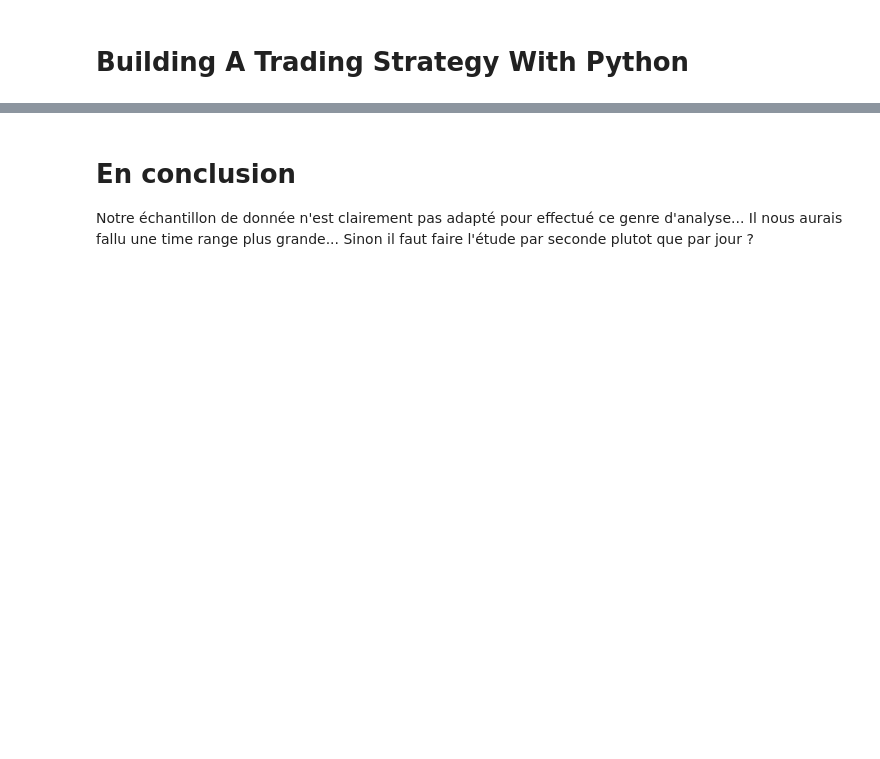
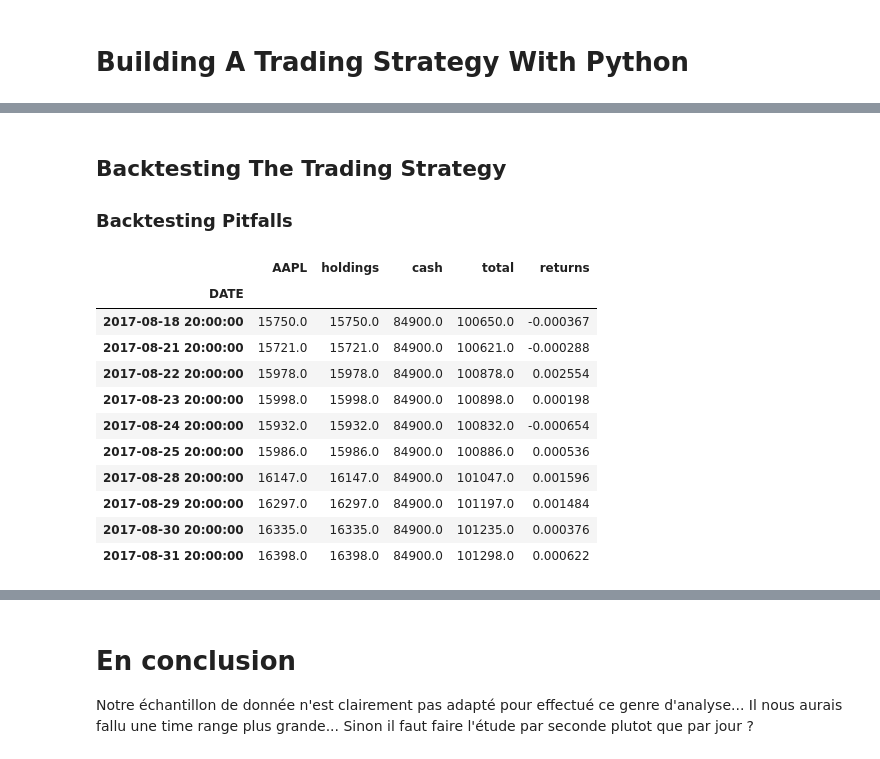
Before and after one commit to samirLazzali/SP500_tensorflow, a Jupyter notebook: algorithmic-trading.ipynb, the cells around one changed output, grey strips where cells are left out. Cells and saved outputs as stored; diff of their text form; code cells hidden in the pictures; blank space fills up the shorter version.

```diff
--- a/algorithmic-trading.ipynb
+++ b/algorithmic-trading.ipynb
@@ -287,0 +350,46 @@ plt.show()
+# %% [markdown]
+## Backtesting The Trading Strategy
+### Backtesting Pitfalls
+# %%
+# Set the initial capital
+initial_capital= float(100000.0)
+
+# Create a DataFrame `positions`
+positions = pd.DataFrame(index=signals.index).fillna(0.0)
+
+# Buy a 100 shares
+positions['AAPL'] = 100*signals['signal']
+
+# Initialize the portfolio with value owned
+portfolio = positions.multiply(aapl['Adj Close'], axis=0)
+
+# Store the difference in shares owned
+pos_diff = positions.diff()
+
+# Add `holdings` to portfolio
+portfolio['holdings'] = (positions.multiply(aapl['Adj Close'], axis=0)).sum(axis=1)
+
+# Add `cash` to portfolio
+portfolio['cash'] = initial_capital - (pos_diff.multiply(aapl['Adj Close'], axis=0)).sum(axis=1).cumsum()
+
+# Add `total` to portfolio
+portfolio['total'] = portfolio['cash'] + portfolio['holdings']
+
+# Add `returns` to portfolio
+portfolio['returns'] = portfolio['total'].pct_change()
+
+# ce sont les dernieres lignes qui sont interessante car au début signal : 0
+portfolio.tail(10)
+# %% [output]
+|  | AAPL | holdings | cash | total | returns |
+| DATE |  |  |  |  |  |
+| 2017-08-18 20:00:00 | 15750.0 | 15750.0 | 84900.0 | 100650.0 | -0.000367 |
+| 2017-08-21 20:00:00 | 15721.0 | 15721.0 | 84900.0 | 100621.0 | -0.000288 |
+| 2017-08-22 20:00:00 | 15978.0 | 15978.0 | 84900.0 | 100878.0 | 0.002554 |
+| 2017-08-23 20:00:00 | 15998.0 | 15998.0 | 84900.0 | 100898.0 | 0.000198 |
+| 2017-08-24 20:00:00 | 15932.0 | 15932.0 | 84900.0 | 100832.0 | -0.000654 |
+| 2017-08-25 20:00:00 | 15986.0 | 15986.0 | 84900.0 | 100886.0 | 0.000536 |
+| 2017-08-28 20:00:00 | 16147.0 | 16147.0 | 84900.0 | 101047.0 | 0.001596 |
+| 2017-08-29 20:00:00 | 16297.0 | 16297.0 | 84900.0 | 101197.0 | 0.001484 |
+| 2017-08-30 20:00:00 | 16335.0 | 16335.0 | 84900.0 | 101235.0 | 0.000376 |
+| 2017-08-31 20:00:00 | 16398.0 | 16398.0 | 84900.0 | 101298.0 | 0.000622 |
```
Also changed, not shown: parts of 11 cells of this notebook, 1 other file.
